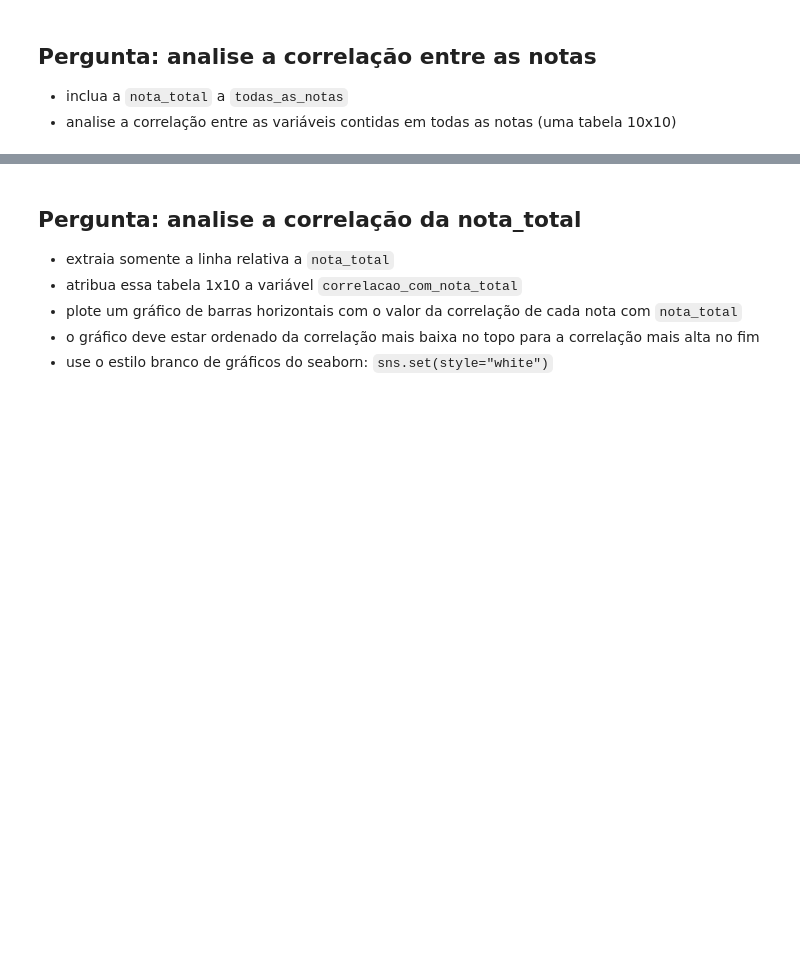
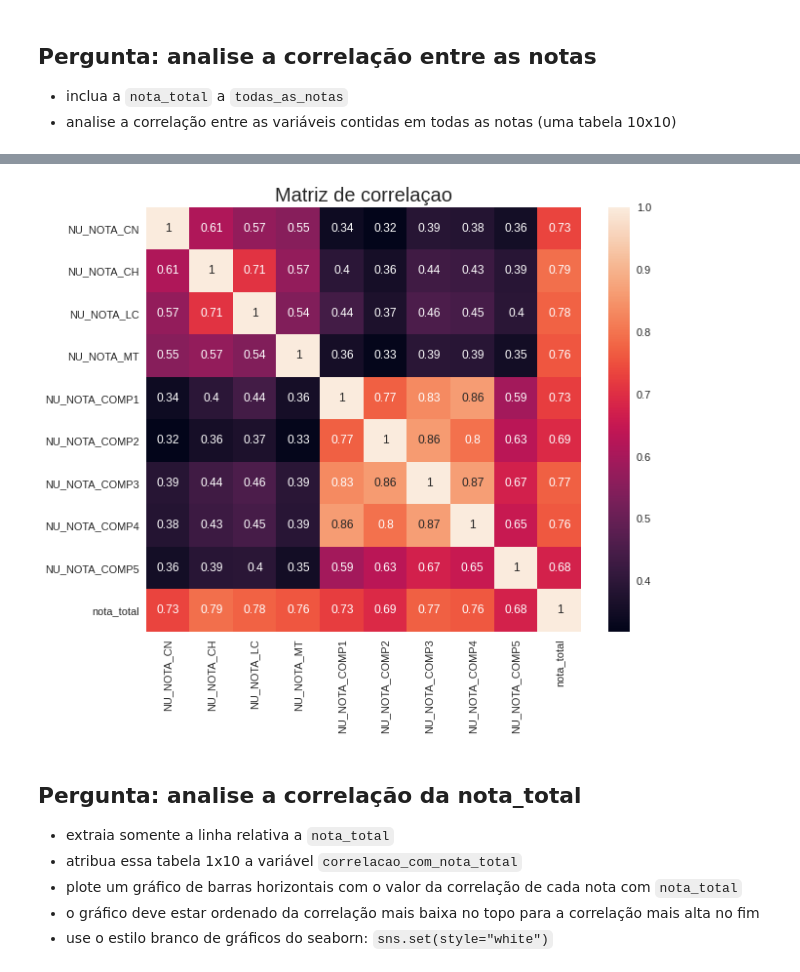
Before and after one commit to LeoFernanndes/notebooks, a Jupyter notebook: Formação Machine Learning - Projeto Alura.ipynb, the cells around one changed output, grey strips where cells are left out. Drawn from its saved outputs; the diff is of its cells as text; code cells hidden in the pictures; blank space fills up the shorter version.

```diff
--- a/Formação Machine Learning - Projeto Alura.ipynb
+++ b/Formação Machine Learning - Projeto Alura.ipynb
@@ -147,3 +227,15 @@ enem_eda = eda_sample(enem)
+# %%
+# solução
+if "nota_total" not in todas_as_notas:
+  todas_as_notas.append("nota_total")
+
+correlacoes = enem_eda.corr()
+plt.figure(figsize=(10,8))
+sns.heatmap(correlacoes, annot=True)
+plt.title("Matriz de correlaçao", fontsize=20)
+plt.show()
+# %% [output]
+[figure, added]
 # %%
 if(correlacoes.shape != (10,10)):
     print("A matriz de correlação deveria ser entre 10 notas, totalizando 10 linhas por 10 colunas")
```
Also changed, not shown: parts of 66 cells of this notebook.
